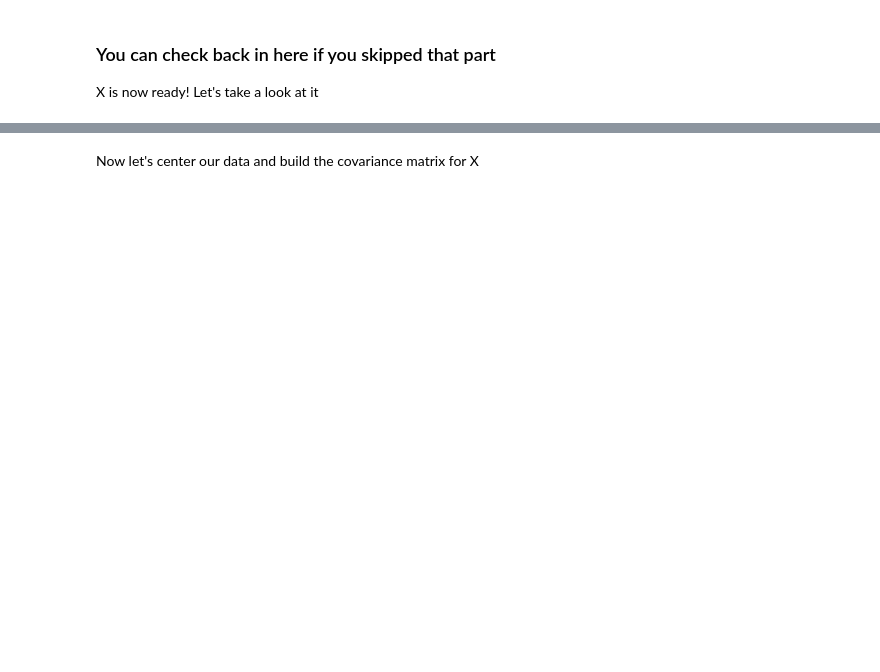
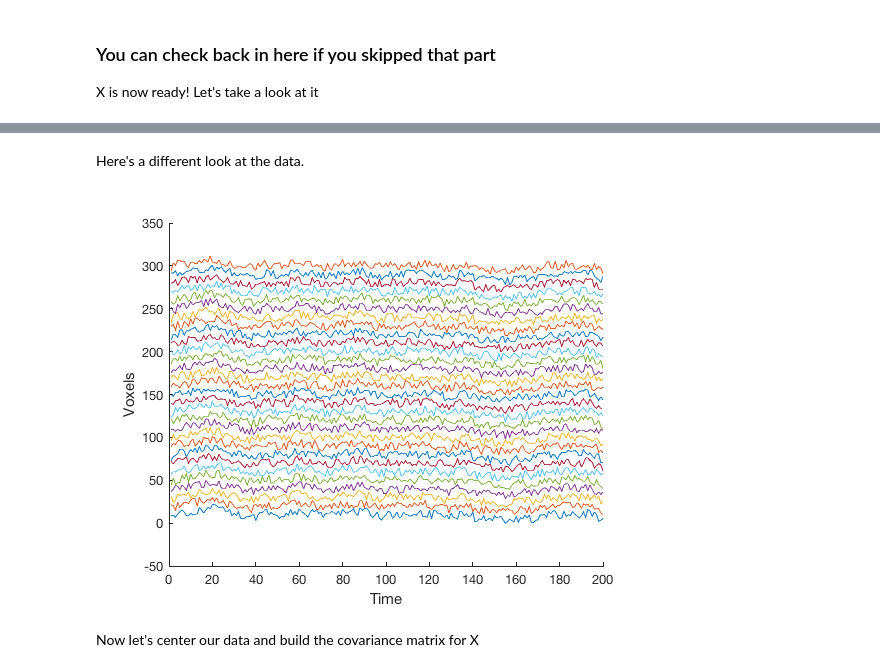
Before and after one commit to eshedmargalit/cn_preschool, a Jupyter notebook: cbb_fascicles/m3_PCA/notebooks/PCA_SVD.ipynb, the cells around one changed output, grey strips where cells are left out. Saved outputs shown, nothing was run; the diff lists cells and outputs as text; code cells hidden in the pictures; blank space fills up the shorter version.

```diff
--- a/cbb_fascicles/m3_PCA/notebooks/PCA_SVD.ipynb
+++ b/cbb_fascicles/m3_PCA/notebooks/PCA_SVD.ipynb
@@ -66,3 +75,18 @@ colorbar();
+# %% [markdown]
+Here's a different look at the data.
+# %%
+figure();
+hold on;
+
+for voxel_number = 1:n
+    voxel_timeseries = X(:, voxel_number);
+    plot(1:m, voxel_timeseries + voxel_number*noise_scaling);
+end
+
+xlabel('Time');
+ylabel('Voxels');
+# %% [output]
+[figure, added]
 # %% [markdown]
 Now let's center our data and build the covariance matrix for X
 # %%
```
Also changed, not shown: parts of 8 cells of this notebook.
